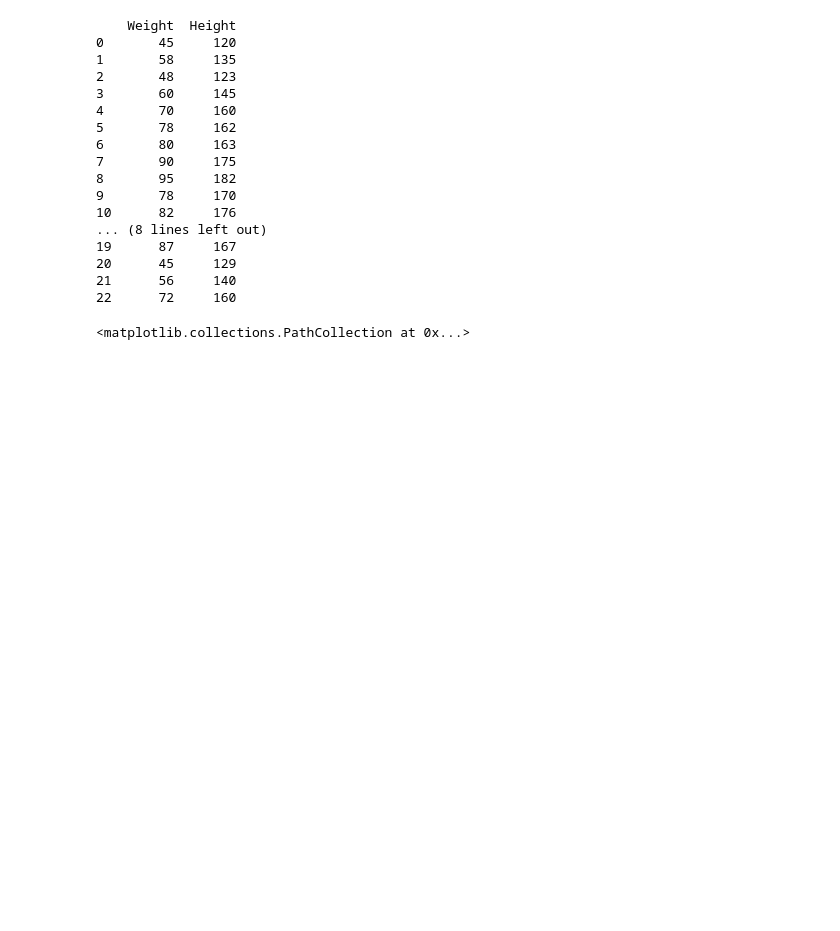
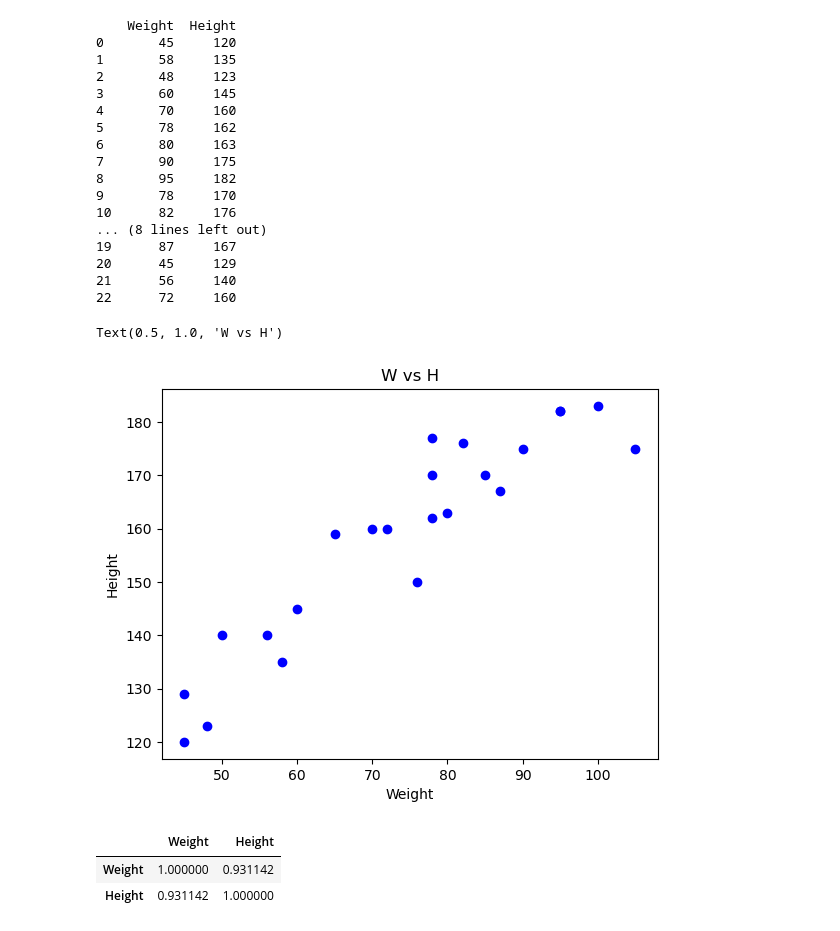
Before and after one commit to a-b-c-d-ritik/DataScience, a Jupyter notebook: 27.Linear_Regression/Regression.ipynb, the cells around one changed output. Cells and saved outputs as stored; diff of their text form; code cells hidden in the pictures; blank space fills up the shorter version.

```diff
--- a/27.Linear_Regression/Regression.ipynb
+++ b/27.Linear_Regression/Regression.ipynb
@@ -26,6 +27,17 @@ print(df)
 22      72     160
 # %%
 #scatter plot data
-plt.scatter(df['Weight'],df['Height'])
+plt.scatter(df['Weight'],df['Height'],color='blue')
+plt.xlabel("Weight")
+plt.ylabel("Height")
+plt.title("W vs H")
 # %% [output]
-<matplotlib.collections.PathCollection at 0x...>
+Text(0.5, 1.0, 'W vs H')
+[figure, added]
+# %%
+#corelation
+df.corr()
+# %% [output]
+|  | Weight | Height |
+| Weight | 1.000000 | 0.931142 |
+| Height | 0.931142 | 1.000000 |
```
Also changed, not shown: parts of 2 cells of this notebook, 3 other files.
